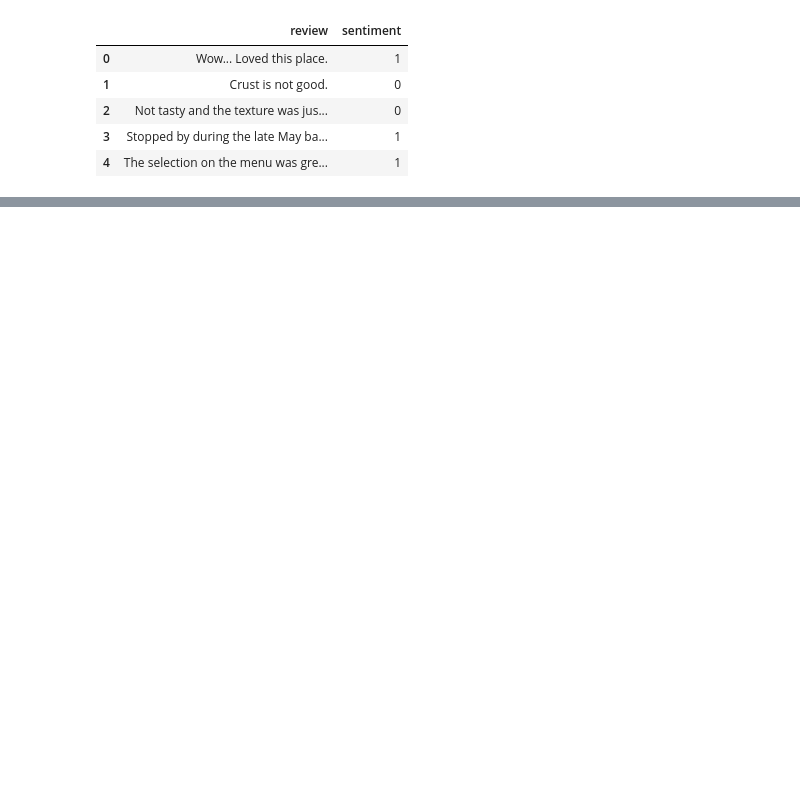
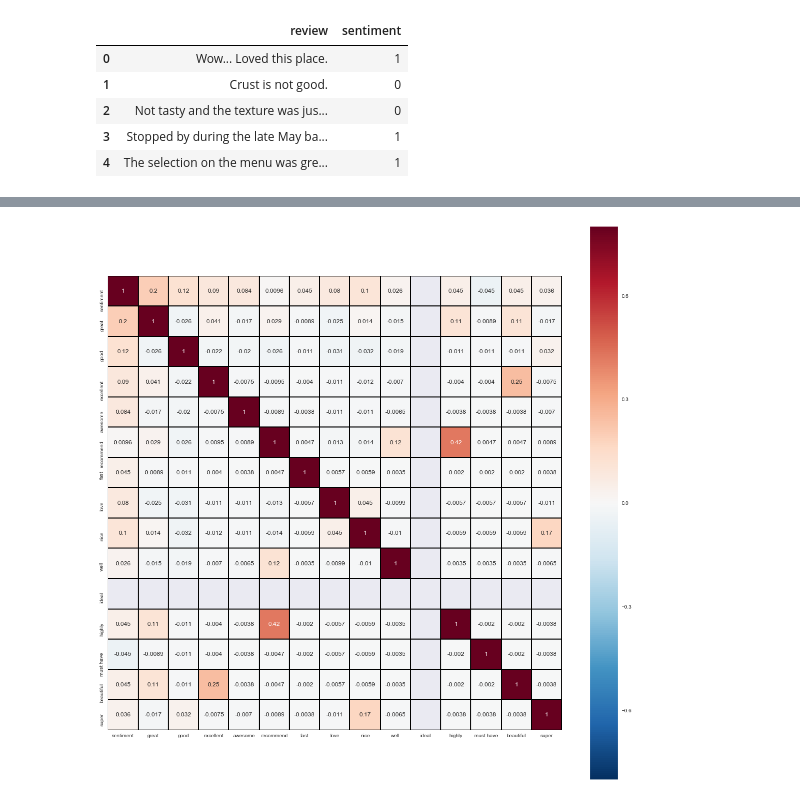
Before and after one commit to mguemon/Thinkful-, a Jupyter notebook: Challenge_FeedbackAnalysis.ipynb, the cells around one changed output, grey strips where cells are left out. Cells and saved outputs as stored; diff of their text form; code cells hidden in the pictures; blank space fills up the shorter version.

```diff
--- a/Challenge_FeedbackAnalysis.ipynb
+++ b/Challenge_FeedbackAnalysis.ipynb
@@ -253,0 +358,16 @@ avg / total       0.72      0.55      0.44      1000
+# %%
+# Grab and process the raw data for Yelp.
+data_2 = open("yelp_labelled.txt")
+
+df_y1 = pd.read_csv(data_2, delimiter= '\t', header=None)
+df_y1.columns = ['review', 'sentiment']
+# %%
+#keywords_a = ['great', 'good', 'excellent', 'awesome', 'recommend', 'fast', 'love', 'nice' ]
+
+for key in keywords_a:
+    # Note that we add spaces around the key so that we're getting the word,
+    # not just pattern matching.
+    df_y1[str(key)] = df_y1.review.str.contains(
+        ' ' + str(key) + ' ',
+        case=False
+    )
@@ -253,0 +383,4 @@ avg / total       0.72      0.55      0.44      1000
+# %%
+df_y1['sentiment'] = (df_y1['sentiment'] == 1)
+# Note that if you run this cell a second time everything will become false.
+# So... Don't.
@@ -253,0 +396,6 @@ avg / total       0.72      0.55      0.44      1000
+# %%
+plt.figure(figsize=(20, 20))
+sns.heatmap(df_y1.corr(),vmax=.8, square=True, linecolor='black', linewidths=1, annot=True)
+plt.show()
+# %% [output]
+[figure, added]
```
Also changed, not shown: parts of 47 cells of this notebook.
